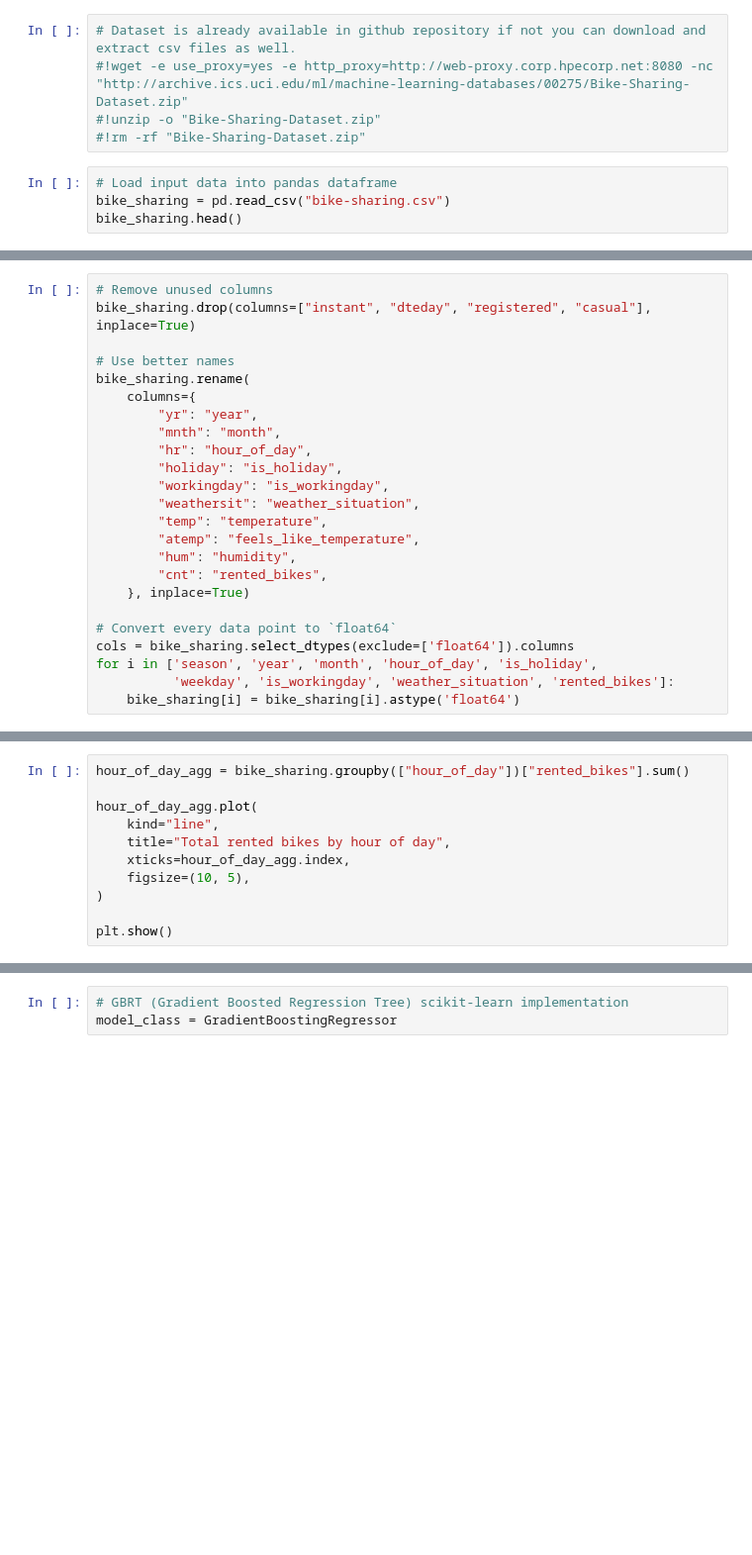
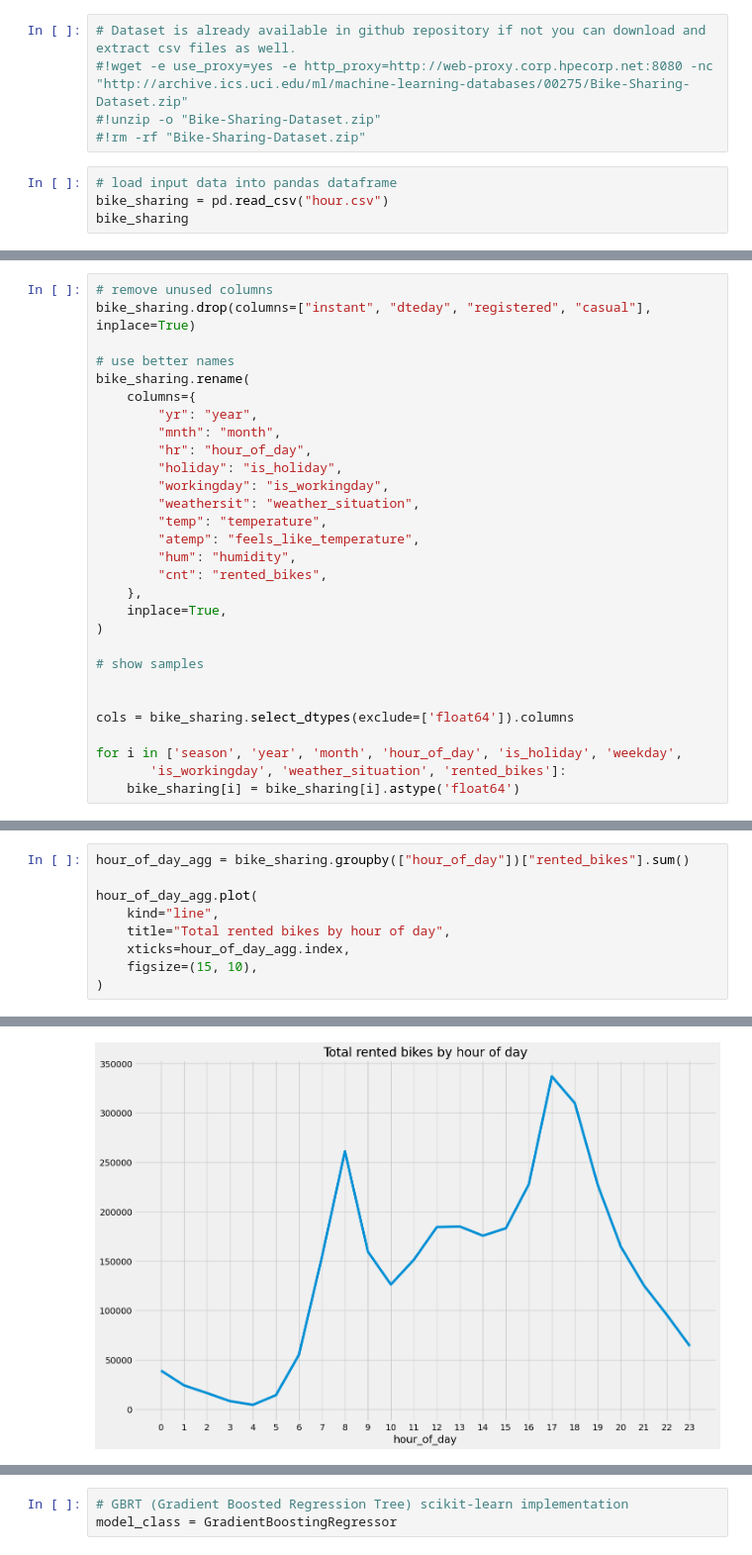
Before and after one commit to HPEEzmeral/ezua-tutorials, a Jupyter notebook: Data-Science/MLflow/bike-sharing-mlflow.ipynb, the cells around one changed output, grey strips where cells are left out. Shown at 99% size. Drawn from its saved outputs; the diff is of its cells as text; blank space fills up the shorter version.

Commit message:
update data science MLFlow example

```diff
--- a/Data-Science/MLflow/bike-sharing-mlflow.ipynb
+++ b/Data-Science/MLflow/bike-sharing-mlflow.ipynb
@@ -196,6 +78,6 @@ With the preliminary setup complete, we can now proceed to load the dataset. The
 #!unzip -o "Bike-Sharing-Dataset.zip"
 #!rm -rf "Bike-Sharing-Dataset.zip"
 # %%
-# Load input data into pandas dataframe
-bike_sharing = pd.read_csv("bike-sharing.csv")
-bike_sharing.head()
+# load input data into pandas dataframe
+bike_sharing = pd.read_csv("hour.csv")
+bike_sharing
@@ -206,8 +100,8 @@ In this phase, we will prepare our data for the subsequent stages of our analysi
 # %%
-# Remove unused columns
+# remove unused columns
 bike_sharing.drop(columns=["instant", "dteday", "registered", "casual"], inplace=True)
 
-# Use better names
+# use better names
 bike_sharing.rename(
     columns={
         "yr": "year",
@@ -220,10 +114,15 @@ bike_sharing.rename(
         "atemp": "feels_like_temperature",
         "hum": "humidity",
         "cnt": "rented_bikes",
-    }, inplace=True)
+    },
+    inplace=True,
+)
 
-# Convert every data point to `float64`
+# show samples
+
+
 cols = bike_sharing.select_dtypes(exclude=['float64']).columns
-for i in ['season', 'year', 'month', 'hour_of_day', 'is_holiday',
-          'weekday', 'is_workingday', 'weather_situation', 'rented_bikes']:
+
+for i in ['season', 'year', 'month', 'hour_of_day', 'is_holiday', 'weekday',
+       'is_workingday', 'weather_situation', 'rented_bikes']:
     bike_sharing[i] = bike_sharing[i].astype('float64')
@@ -238,7 +135,6 @@ hour_of_day_agg.plot(
     kind="line",
     title="Total rented bikes by hour of day",
     xticks=hour_of_day_agg.index,
-    figsize=(10, 5),
+    figsize=(15, 10),
 )
-
-plt.show()
+# %% [output]
@@ -244,0 +142 @@ plt.show()
+[figure, added]
```
Also changed, not shown: parts of 75 cells of this notebook, 1 other file.
